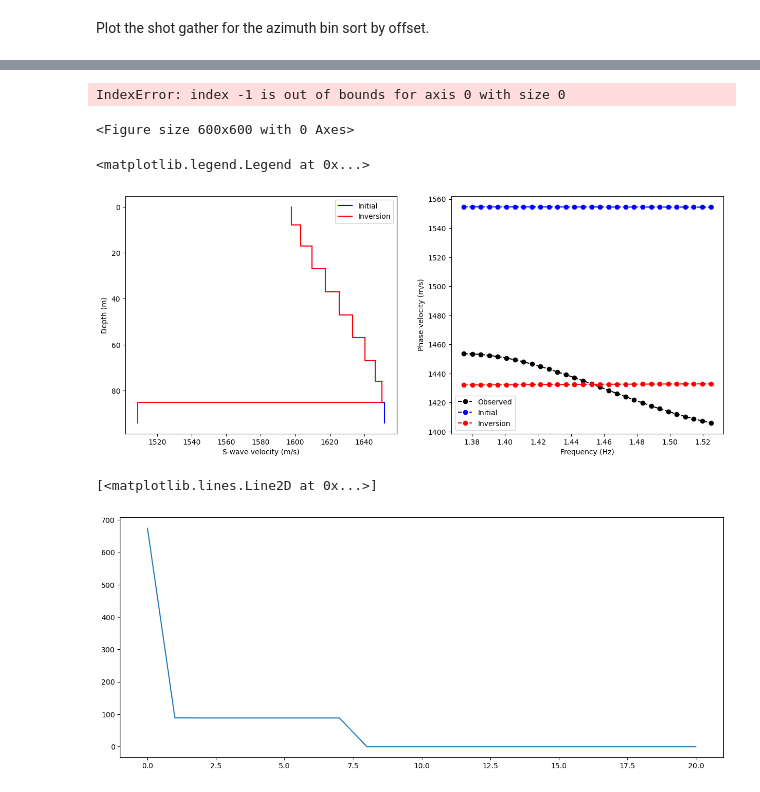
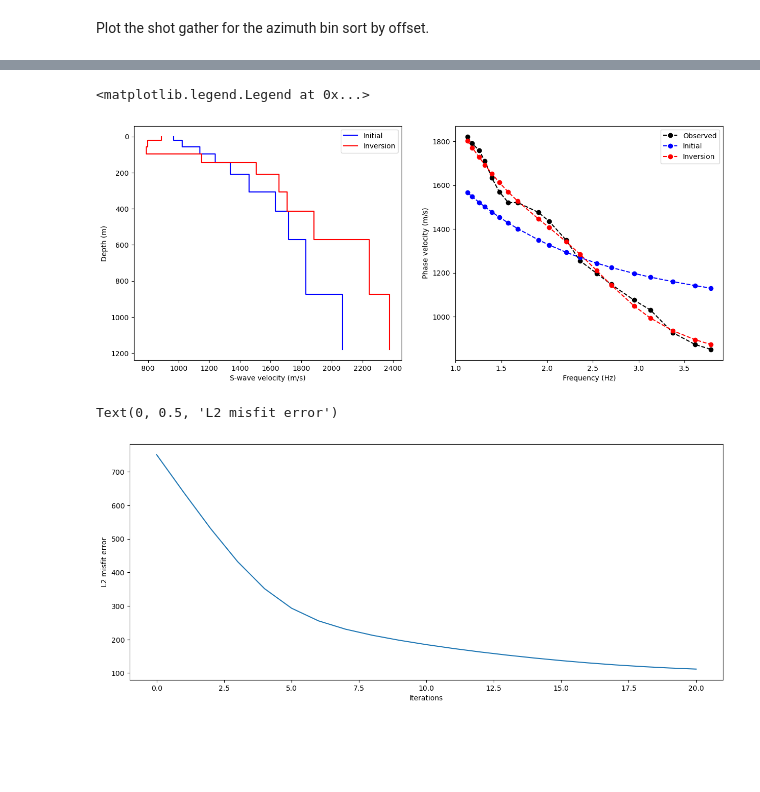
Before and after one commit to Ivanjav/SW_Inversion_3D_Data, a Jupyter notebook: 5_SW_Inversion.ipynb, the cells around one changed output, grey strips where cells are left out. Cells and saved outputs as stored; diff of their text form; code cells hidden in the pictures; blank space fills up the shorter version.

```diff
--- a/5_SW_Inversion.ipynb
+++ b/5_SW_Inversion.ipynb
@@ -89,8 +101,8 @@ plt.show()
 ## Highligth position by azimuth bin
 Show receivers fro the source 1000 with azimuth from 90 to 110.
 # %%
-az_1=0
-d_az=45
+az_1=180
+d_az=30
 az_2=az_1+d_az                  #Limit values of azimuth
 shot_azimuth_pos=shot_pos[(shot_pos['Azimuth']>az_1)&(shot_pos['Azimuth']<az_2)&(shot_pos['Offset']>1000)]
 sns.scatterplot(data=header, x="GroupX", y="GroupY")
@@ -238,0 +251,5 @@ Text(0, 0.5, 'Phase velocity (m/s)')
+# %%
+%matplotlib qt
+cmap = plt.get_cmap('viridis', 12)
+Xobs=mf.ManualPicking(D,cmap=cmap)
+%matplotlib inline
@@ -238,0 +263,6 @@ Text(0, 0.5, 'Phase velocity (m/s)')
+# %%
+plt.rcParams['figure.figsize'] = [12, 6]
+D.plot.imshow(D.dims[1],D.dims[0],cmap=cmap, origin='lower')
+plt.scatter(Xobs[:,0],Xobs[:,1],color='red')
+plt.xlabel("Frequency (Hz)")
+plt.ylabel("Phase velocity (m/s)")
@@ -239,3 +272,3 @@ Text(0, 0.5, 'Phase velocity (m/s)')
 # %%
-num=30
-Xobs=mf.AutomaticPicking(D,threshold=0.9,eps=0.2,num=num,fig=True, reg=True,color='rainbow')
+#num=30
+#Xobs=mf.AutomaticPicking(D,threshold=0.9,eps=0.2,num=num,fig=True, reg=True,color='rainbow')
@@ -257,48 +288,34 @@ Text(0, 0.5, 'Depth (m)')
-# %%
-from scipy.interpolate import interp1d
-ht = 40
-vsz = interp1d(zia,np.append([0],vsia))
-zi = np.arange(0,zia[-1],ht)
-hi = np.diff(zi[1:])
-vsi = vsz(zi[1:])
-plt.figure()
-plt.step(np.append(vsi,vsi[-1]),zi,label='Initial model',color='blue')
-plt.gca().invert_yaxis()
-plt.legend()
-plt.xlabel("S-wave velocity (m/s)")
-plt.ylabel("Depth (m)")
-# %% [output]
-IndexError: index -1 is out of bounds for axis 0 with size 0
-<Figure size 600x600 with 0 Axes>
 # %%
 rps=2.5
-alpha=num
+alpha=10
 n_iter=20
 rhoia=2*np.ones(np.size(vsia))
 dh=10.0
 hia=np.round(hia/dh)*dh
-(vsfa,vpfa,e)=mf.sw_inversion(Xobs[:,1],Xobs[:,0],vsia,rhoia,hia,rps,n_iter,alpha,dh)
+(vsfa,vpfa,error)=mf.sw_inversion(Xobs[:,1],Xobs[:,0],vsia,rhoia,hia,rps,n_iter,alpha,dh)
 
 plt.rcParams['figure.figsize'] = [15, 6]
 fig, axs = plt.subplots(1,2)
 axs[0].step(np.append(vsia,vsia[-1]),zia, color='blue', label='Initial')
 axs[0].step(np.append(vsfa,vsfa[-1]),zia, color='red', label='Inversion')
 axs[0].set(xlabel='S-wave velocity (m/s)', ylabel='Depth (m)')
 axs[0].legend()
 axs[0].invert_yaxis()
 
 cRia=mf.forward_dispersion(vsia,rps*vsia,rhoia,hia,Xobs[:,0])
 cRfa=mf.forward_dispersion(vsfa,rps*vsfa,rhoia,hia,Xobs[:,0])
 axs[1].plot(Xobs[:,0], Xobs[:,1], 'o--', color='black', label='Observed')
 axs[1].plot(Xobs[:,0], cRia, 'o--', color='blue', label='Initial')
 axs[1].plot(Xobs[:,0], cRfa, 'o--', color='red', label='Inversion')
 axs[1].set(xlabel='Frequency (Hz)', ylabel='Phase velocity (m/s)')
 axs[1].legend()
 # %% [output]
 <matplotlib.legend.Legend at 0x...>
-[figure, old version]
+[figure, new version]
 # %%
-plt.plot(e)
+plt.plot(error)
+plt.xlabel('Iterations')
+plt.ylabel('L2 misfit error')
 # %% [output]
-[<matplotlib.lines.Line2D at 0x...>]
+Text(0, 0.5, 'L2 misfit error')
-[figure, old version]
+[figure, new version]
```
Also changed, not shown: parts of 16 cells of this notebook, 12 other files.
